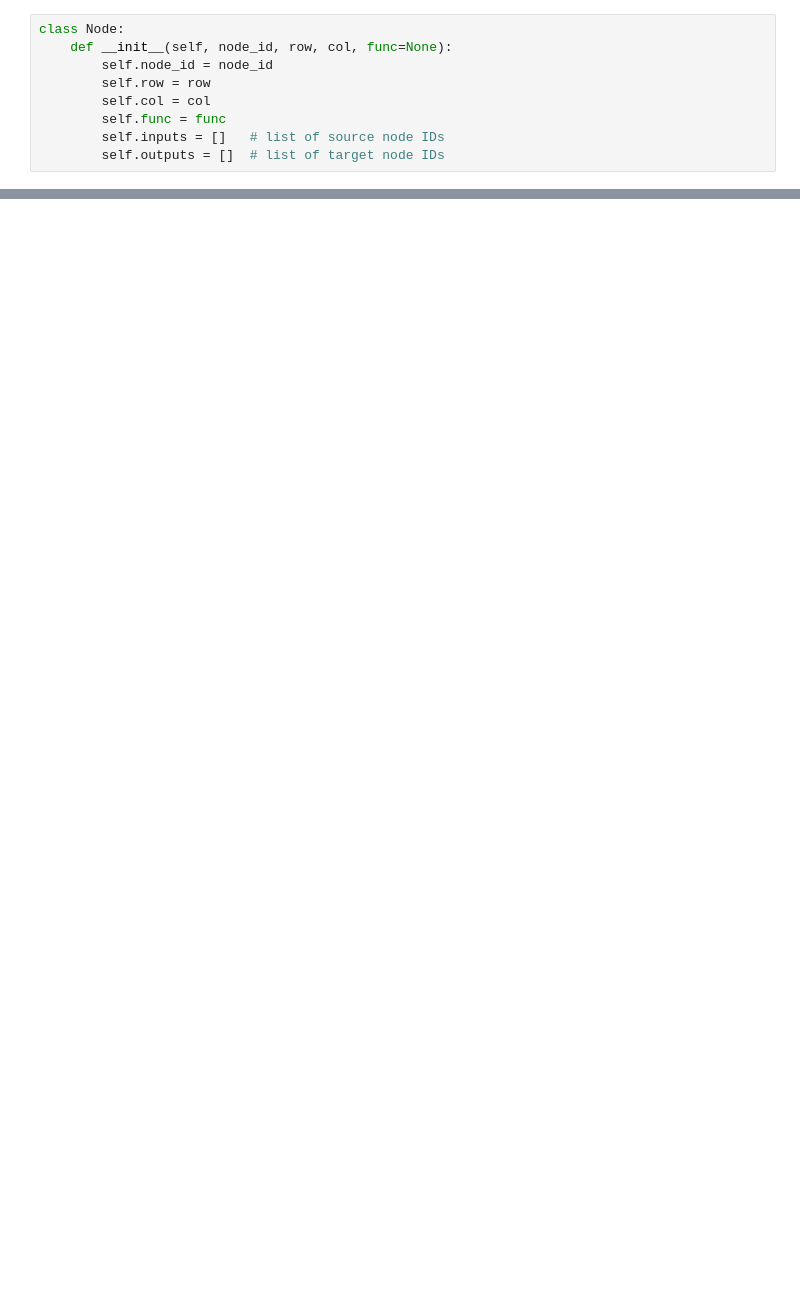
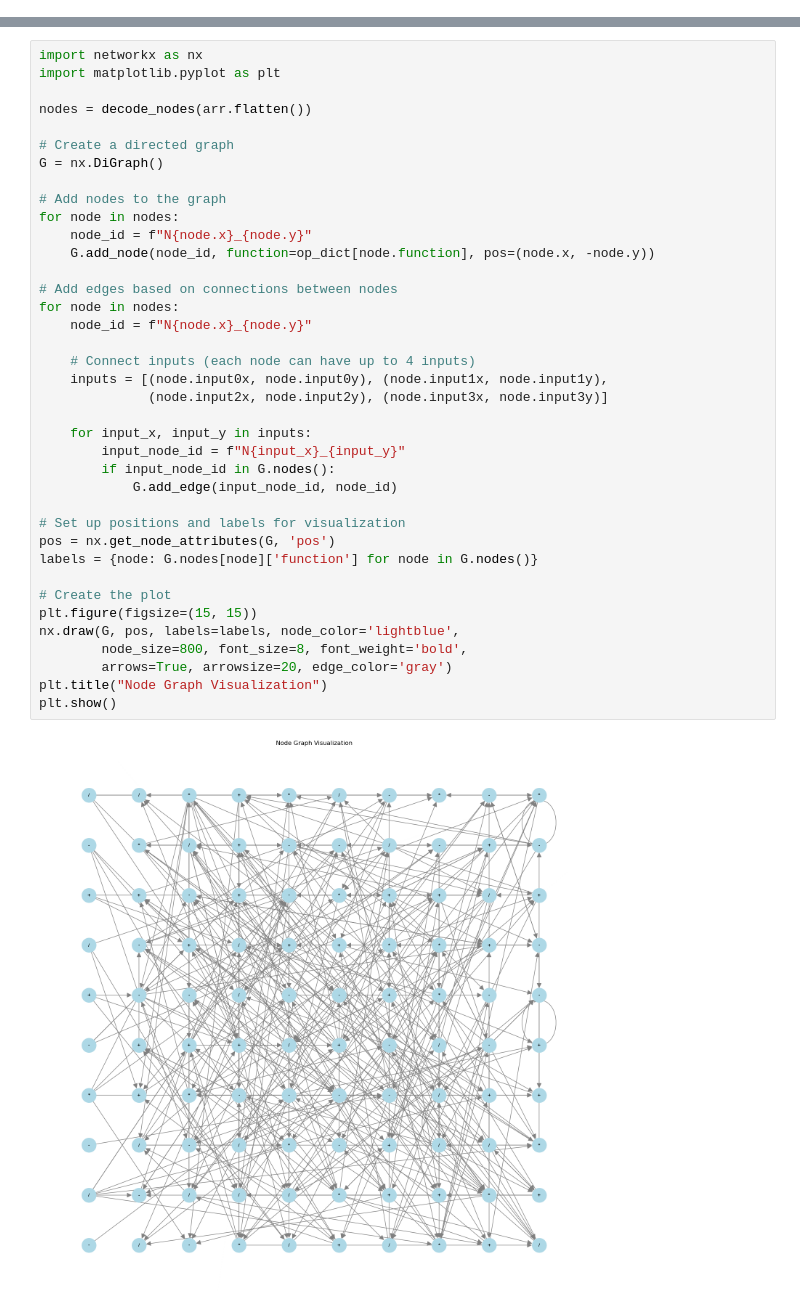
Before and after one commit to tbioren/rhit-thesis, a Jupyter notebook: example-cgp/test.ipynb, the cells around one changed output, grey strips where cells are left out. Drawn from its saved outputs; the diff is of its cells as text; blank space fills up the shorter version.

```diff
--- a/example-cgp/test.ipynb
+++ b/example-cgp/test.ipynb
@@ -1,9 +0,0 @@
-# %%
-class Node:
-    def __init__(self, node_id, row, col, func=None):
-        self.node_id = node_id
-        self.row = row
-        self.col = col
-        self.func = func
-        self.inputs = []   # list of source node IDs
-        self.outputs = []  # list of target node IDs
@@ -121,0 +123,40 @@ plt.show()
+# %%
+import networkx as nx
+import matplotlib.pyplot as plt
+
+nodes = decode_nodes(arr.flatten())
+
+# Create a directed graph
+G = nx.DiGraph()
+
+# Add nodes to the graph
+for node in nodes:
+    node_id = f"N{node.x}_{node.y}"
+    G.add_node(node_id, function=op_dict[node.function], pos=(node.x, -node.y))
+
+# Add edges based on connections between nodes
+for node in nodes:
+    node_id = f"N{node.x}_{node.y}"
+
+    # Connect inputs (each node can have up to 4 inputs)
+    inputs = [(node.input0x, node.input0y), (node.input1x, node.input1y),
+              (node.input2x, node.input2y), (node.input3x, node.input3y)]
+
+    for input_x, input_y in inputs:
+        input_node_id = f"N{input_x}_{input_y}"
+        if input_node_id in G.nodes():
+            G.add_edge(input_node_id, node_id)
+
+# Set up positions and labels for visualization
+pos = nx.get_node_attributes(G, 'pos')
+labels = {node: G.nodes[node]['function'] for node in G.nodes()}
+
+# Create the plot
+plt.figure(figsize=(15, 15))
+nx.draw(G, pos, labels=labels, node_color='lightblue',
+        node_size=800, font_size=8, font_weight='bold',
+        arrows=True, arrowsize=20, edge_color='gray')
+plt.title("Node Graph Visualization")
+plt.show()
+# %% [output]
+[figure, added]
```
Also changed, not shown: parts of 4 cells of this notebook.
